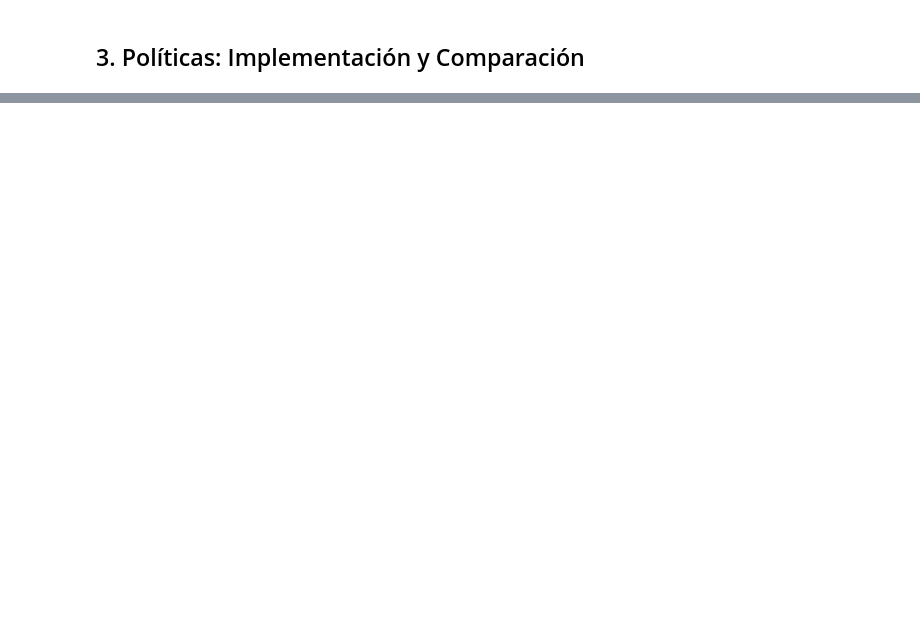
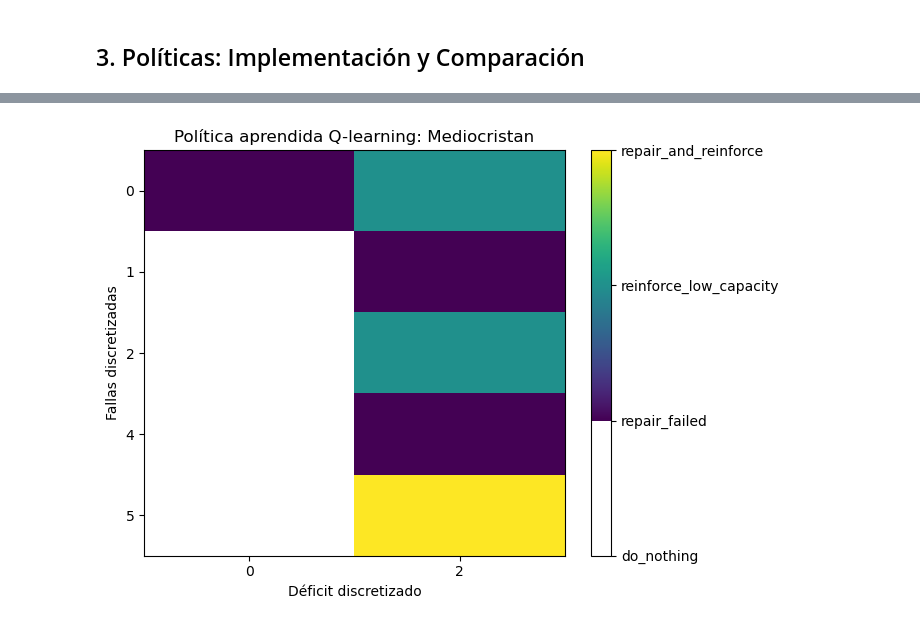
Before and after one commit to sofisacmu/obi_proyecto1, a Jupyter notebook: Entrega 3/modelo.ipynb, the cells around one changed output, grey strips where cells are left out. Cells and saved outputs as stored; diff of their text form; code cells hidden in the pictures; blank space fills up the shorter version.

```diff
--- a/Entrega 3/modelo.ipynb
+++ b/Entrega 3/modelo.ipynb
@@ -912,0 +1331,20 @@ episode_df
+# %%
+# Política aprendida por estado discreto
+policy_rows = []
+
+for s in sorted(set([key[0] for key in Q.keys()])):
+    values = {a: Q.get((s, a), 0.0) for a in ACTION_NAMES}
+    best_action = min(values, key=values.get)
+
+    policy_rows.append({
+        "crisis": s[0],
+        "failed_bin": s[1],
+        "reinforced_bin": s[2],
+        "budget_bin": s[3],
+        "deficit_bin": s[4],
+        "best_action": best_action,
+        **values
+    })
+
+policy_df = pd.DataFrame(policy_rows)
+policy_df.head()
@@ -912,0 +1358,44 @@ episode_df
+# %%
+action_to_num = {a: i for i, a in enumerate(ACTION_NAMES)}
+
+df_plot = policy_df.copy()
+df_plot["action_num"] = df_plot["best_action"].map(action_to_num)
+
+# Fijamos crisis=0, presupuesto alto, refuerzos bajos
+subset = df_plot[
+    (df_plot["crisis"] == 0) &
+    (df_plot["budget_bin"] == 2) &
+    (df_plot["reinforced_bin"] == 0)
+]
+
+pivot = subset.pivot_table(
+    index="failed_bin",
+    columns="deficit_bin",
+    values="action_num",
+    aggfunc="first"
+)
+
+plt.figure(figsize=(7,5))
+plt.imshow(pivot, aspect="auto")
+
+plt.xticks(
+    ticks=np.arange(len(pivot.columns)),
+    labels=pivot.columns
+)
+plt.yticks(
+    ticks=np.arange(len(pivot.index)),
+    labels=pivot.index
+)
+
+plt.xlabel("Déficit discretizado")
+plt.ylabel("Fallas discretizadas")
+plt.title("Política aprendida Q-learning: Mediocristan")
+
+cbar = plt.colorbar()
+cbar.set_ticks(list(action_to_num.values()))
+cbar.set_ticklabels(list(action_to_num.keys()))
+
+plt.tight_layout()
+plt.show()
+# %% [output]
+[figure, added]
```
Also changed, not shown: parts of 20 cells of this notebook, 2 other files.
